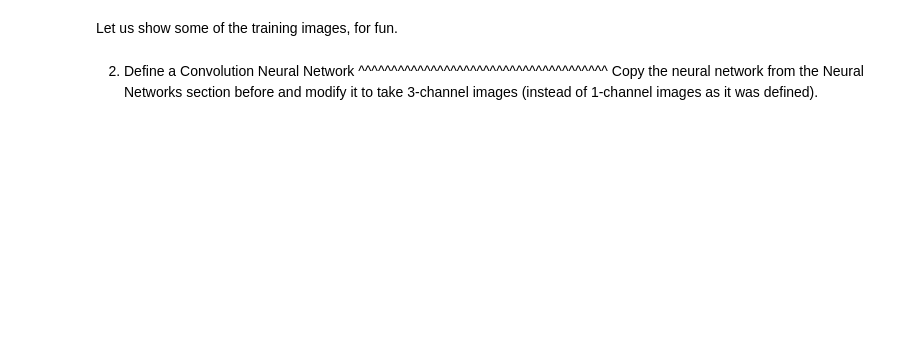
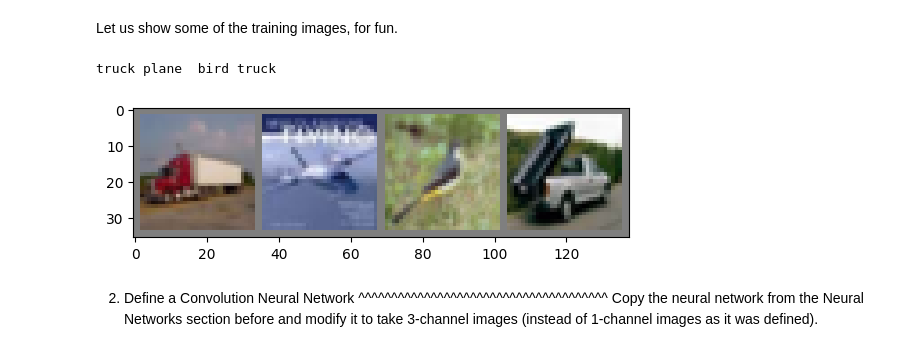
Before and after one commit to TieensDat/Cuoi-K-, a Jupyter notebook: _downloads/cifar10_tutorial.ipynb, the cells around one changed output. Drawn from its saved outputs; the diff is of its cells as text; code cells hidden in the pictures; blank space fills up the shorter version.

```diff
--- a/_downloads/cifar10_tutorial.ipynb
+++ b/_downloads/cifar10_tutorial.ipynb
@@ -85,24 +88,27 @@ Let us show some of the training images, for fun.
 # %%
 import matplotlib.pyplot as plt
 import numpy as np
 
 # functions to show an image
 
 
 def imshow(img):
     img = img / 2 + 0.5     # unnormalize
     npimg = img.numpy()
     plt.imshow(np.transpose(npimg, (1, 2, 0)))
 
 
 # get some random training images
 dataiter = iter(trainloader)
-images, labels = dataiter.next()
+images, labels = next(dataiter)
 
 # show images
 imshow(torchvision.utils.make_grid(images))
 # print labels
 print(' '.join('%5s' % classes[labels[j]] for j in range(4)))
+# %% [output]
+truck plane  bird truck
+[figure, added]
 # %% [markdown]
 2. Define a Convolution Neural Network
 ^^^^^^^^^^^^^^^^^^^^^^^^^^^^^^^^^^^^^^
```
Also changed, not shown: parts of 5 cells of this notebook.
